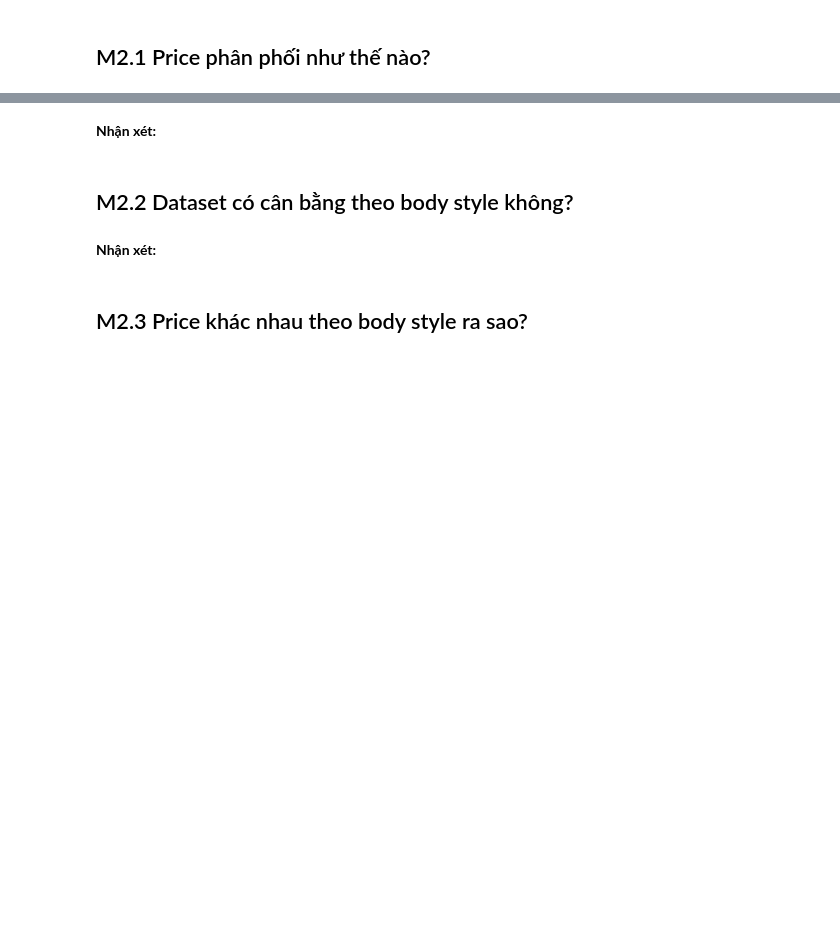
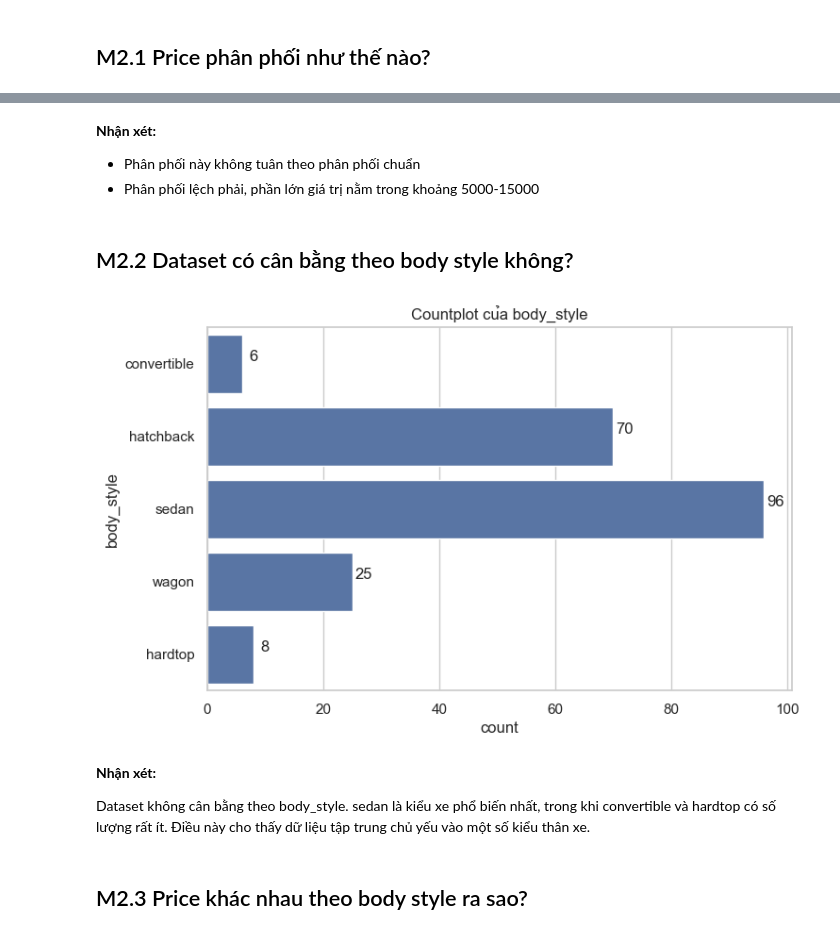
Before and after one commit to khoile2550109-cyber/mliot-pyml-2026-hw, a Jupyter notebook: week02/numpy-pandas-eda-hw/numpy_pandas_eda_hw.ipynb, the cells around one changed output, grey strips where cells are left out. Drawn from its saved outputs; the diff is of its cells as text; code cells hidden in the pictures; blank space fills up the shorter version.

```diff
--- a/week02/numpy-pandas-eda-hw/numpy_pandas_eda_hw.ipynb
+++ b/week02/numpy-pandas-eda-hw/numpy_pandas_eda_hw.ipynb
@@ -280,11 +399,32 @@ Mỗi biểu đồ cần:
 # %% [markdown]
-**Nhận xét:** <!-- 1--2 câu -->
+**Nhận xét:**
+- Phân phối này không tuân theo phân phối chuẩn
+- Phân phối lệch phải, phần lớn giá trị nằm trong khoảng 5000-15000
 # %% [markdown]
 ## M2.2 Dataset có cân bằng theo body style không?
 # %%
 # TODO M2.2: countplot của body_style
+plt.figure(figsize=(8,5))
+ax = sns.countplot(df_clean["body_style"])
+
+for p in ax.patches:
+    width = p.get_width()
+
+    ax.annotate(
+        f"{int(width)}",
+        (width + 2, p.get_y() + p.get_height()/2),
+        ha="center",
+        va="bottom"
+    )
+
+plt.title("Countplot của body_style")
+plt.show()
+# %% [output]
+[figure, added]
 # %% [markdown]
-**Nhận xét:** <!-- 1--2 câu -->
+**Nhận xét:**
+
+Dataset không cân bằng theo body_style. sedan là kiểu xe phổ biến nhất, trong khi convertible và hardtop có số lượng rất ít. Điều này cho thấy dữ liệu tập trung chủ yếu vào một số kiểu thân xe.
 # %% [markdown]
 ## M2.3 Price khác nhau theo body style ra sao?
 # %%
```
Also changed, not shown: parts of 18 cells of this notebook.
